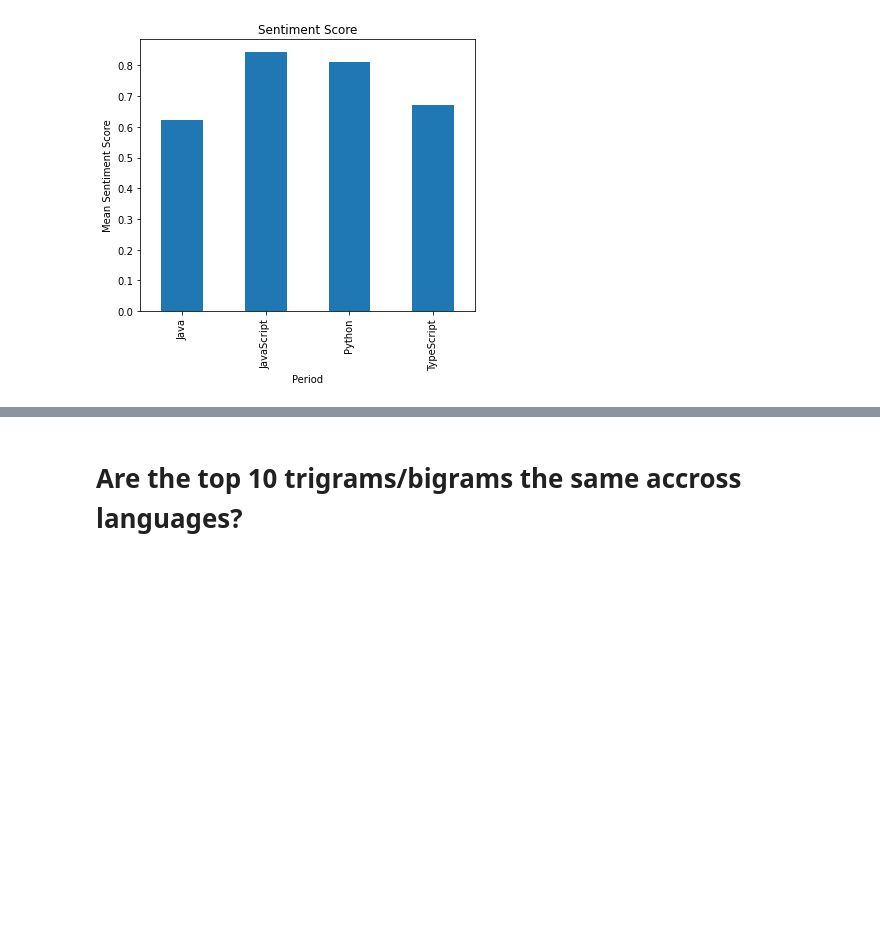
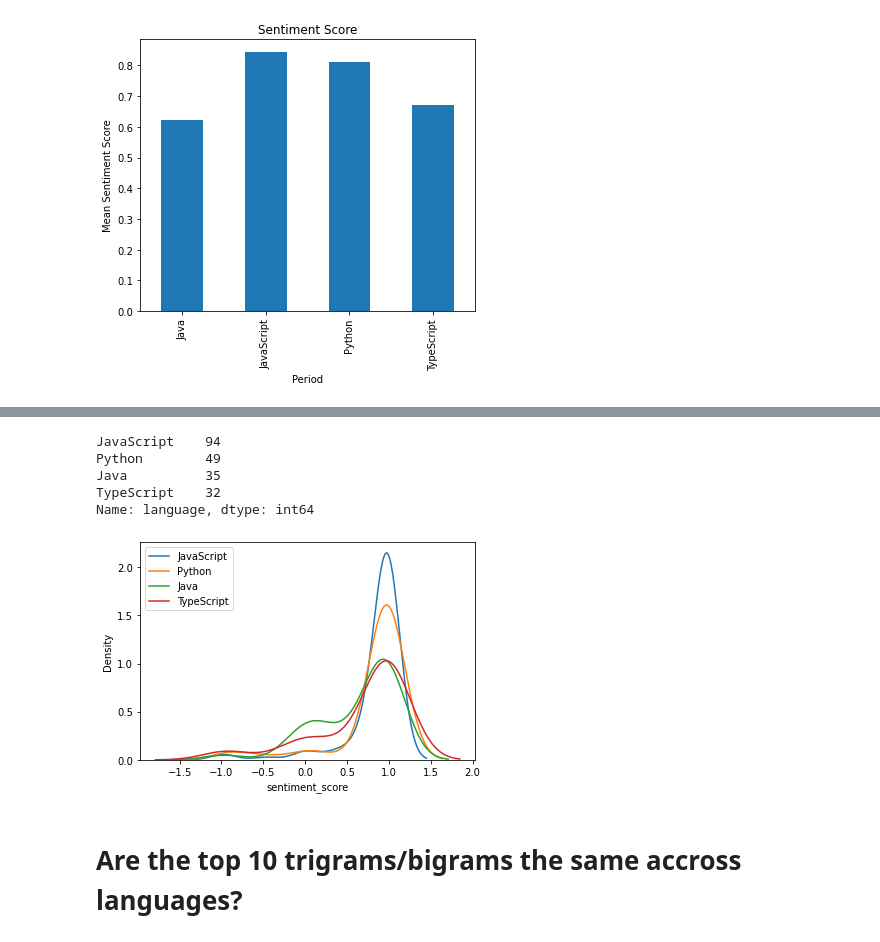
Before and after one commit to NLP-Project-Burton-Yuvia-Yvette/NLP-Project, a Jupyter notebook: Yvettes_notebook.ipynb, the cells around one changed output, grey strips where cells are left out. Drawn from its saved outputs; the diff is of its cells as text; code cells hidden in the pictures; blank space fills up the shorter version.

```diff
--- a/Yvettes_notebook.ipynb
+++ b/Yvettes_notebook.ipynb
@@ -498,3 +472,20 @@ dfg.plot(kind='bar', title='Sentiment Score', ylabel='Mean Sentiment Score',
+# %%
+df_output.language.value_counts()
+# %% [output]
+JavaScript    94
+Python        49
+Java          35
+TypeScript    32
+Name: language, dtype: int64
+# %%
+
+sns.kdeplot(df_output[df_output.language == 'JavaScript'].sentiment_score, label = 'JavaScript')
+sns.kdeplot(df_output[df_output.language == "Python"].sentiment_score, label = 'Python')
+sns.kdeplot(df_output[df_output.language == "Java"].sentiment_score, label = 'Java')
+sns.kdeplot(df_output[df_output.language == "TypeScript"].sentiment_score, label = 'TypeScript')
+plt.legend(['JavaScript', 'Python','Java','TypeScript']);
+# %% [output]
+[figure, added]
 # %% [markdown]
 # Are the top 10 trigrams/bigrams the same accross languages?
 # %%
```
Also changed, not shown: parts of 24 cells of this notebook.
